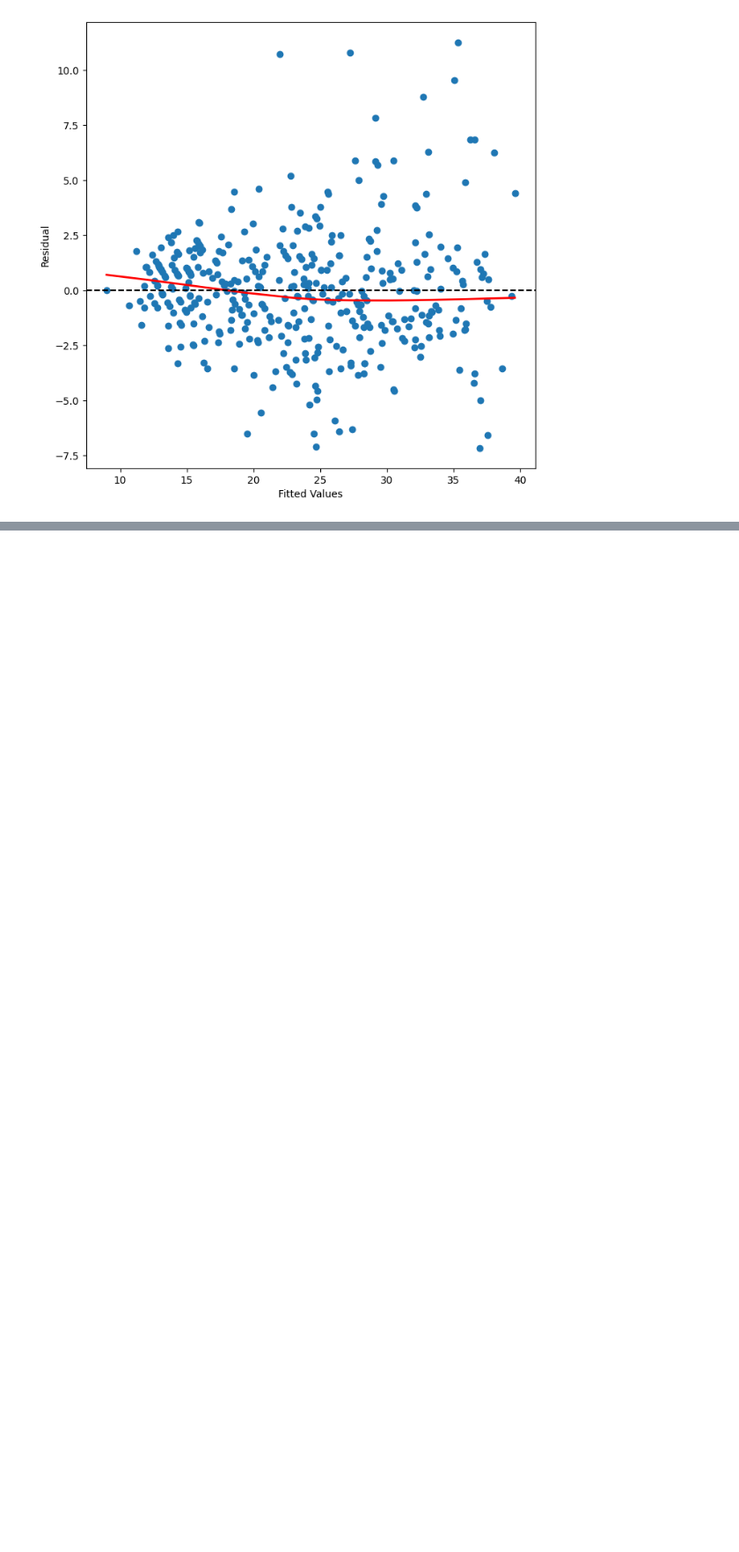
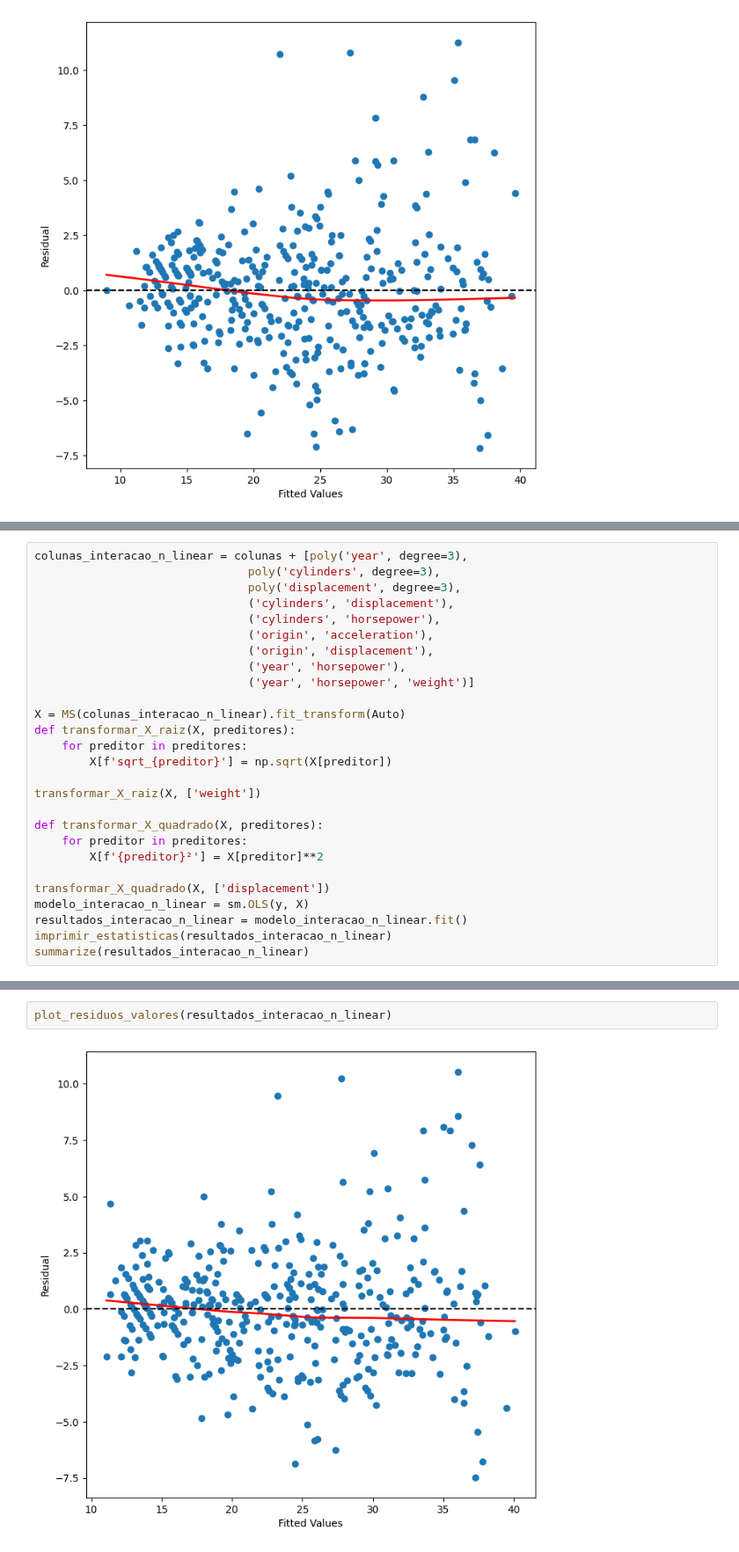
Before and after one commit to oliveira-silva-lucas/ISLP, a Jupyter notebook: Cap_03_Linear_Regression/Exercises/ex_cap_03_auto.ipynb, the cells around one changed output, grey strips where cells are left out. Shown at 88% size. Cells and saved outputs as stored; diff of their text form; blank space fills up the shorter version.

```diff
--- a/Cap_03_Linear_Regression/Exercises/ex_cap_03_auto.ipynb
+++ b/Cap_03_Linear_Regression/Exercises/ex_cap_03_auto.ipynb
@@ -379,0 +383,27 @@ plot_residuos_valores(resultados_interacao)
+# %%
+colunas_interacao_n_linear = colunas + [poly('year', degree=3),
+                               poly('cylinders', degree=3),
+                               poly('displacement', degree=3),
+                               ('cylinders', 'displacement'),
+                               ('cylinders', 'horsepower'),
+                               ('origin', 'acceleration'),
+                               ('origin', 'displacement'),
+                               ('year', 'horsepower'),
+                               ('year', 'horsepower', 'weight')]
+
+X = MS(colunas_interacao_n_linear).fit_transform(Auto)
+def transformar_X_raiz(X, preditores):
+    for preditor in preditores:
+        X[f'sqrt_{preditor}'] = np.sqrt(X[preditor])
+
+transformar_X_raiz(X, ['weight'])
+
+def transformar_X_quadrado(X, preditores):
+    for preditor in preditores:
+        X[f'{preditor}²'] = X[preditor]**2
+
+transformar_X_quadrado(X, ['displacement'])
+modelo_interacao_n_linear = sm.OLS(y, X)
+resultados_interacao_n_linear = modelo_interacao_n_linear.fit()
+imprimir_estatisticas(resultados_interacao_n_linear)
+summarize(resultados_interacao_n_linear)
@@ -379,0 +432,4 @@ plot_residuos_valores(resultados_interacao)
+# %%
+plot_residuos_valores(resultados_interacao_n_linear)
+# %% [output]
+[figure, added]
```
Also changed, not shown: parts of 7 cells of this notebook, 1 other file.
